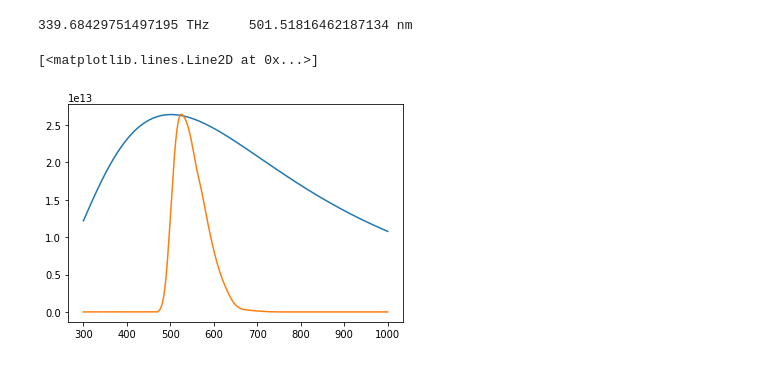
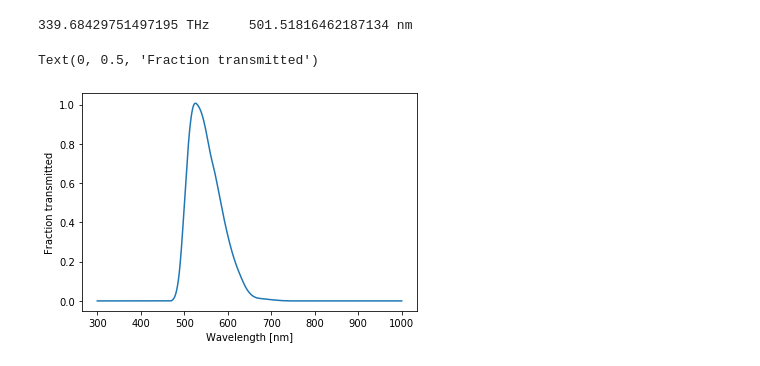
Before and after one commit to jaguirre/ASTR250CourseMaterial, a Jupyter notebook: HowManyPhotons.ipynb, the cells around one changed output. Saved outputs shown, nothing was run; the diff lists cells and outputs as text; code cells hidden in the pictures.

```diff
--- a/HowManyPhotons.ipynb
+++ b/HowManyPhotons.ipynb
@@ -47,8 +47,9 @@ print(B_nu.nu_max.to(u.THz), '   ', B_nu.lambda_max.to(u.nm))
 339.68429751497195 THz     501.51816462187134 nm
 # %%
 # Let's look at the V-band filter
-plt.plot(wav, B_lambda(wav))
-plt.plot(wav, filtVega['V']['shape'](wav)*B_lambda(wav))
+plt.plot(wav, filtVega['V']['shape'](wav))
+plt.xlabel('Wavelength [nm]')
+plt.ylabel('Fraction transmitted')
 # %% [output]
-[<matplotlib.lines.Line2D at 0x...>]
+Text(0, 0.5, 'Fraction transmitted')
-[figure, old version]
+[figure, new version]
```
Also changed, not shown: parts of 7 cells of this notebook.
